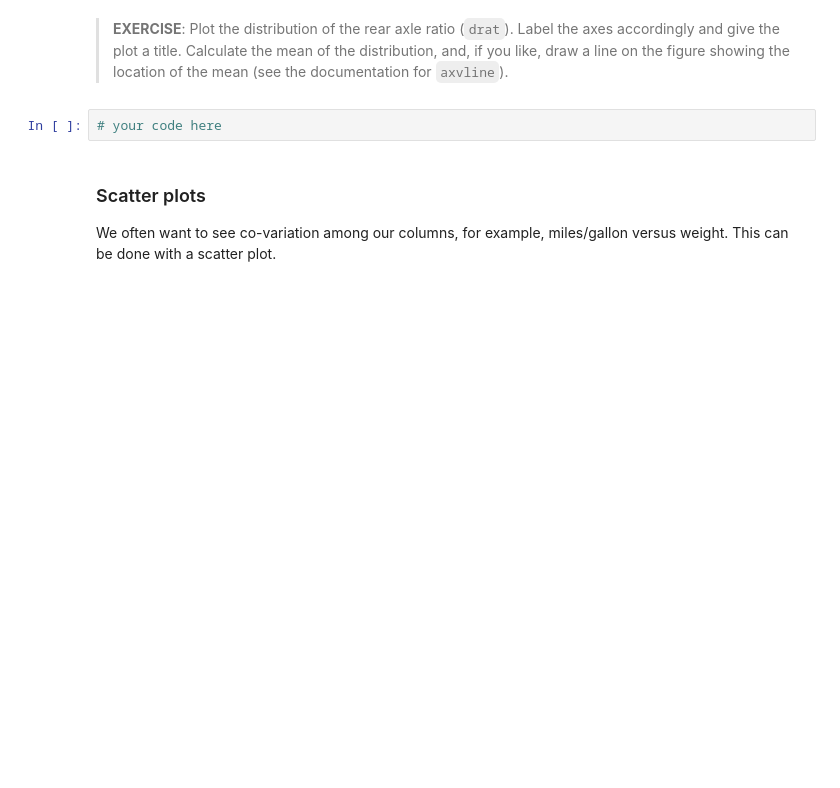
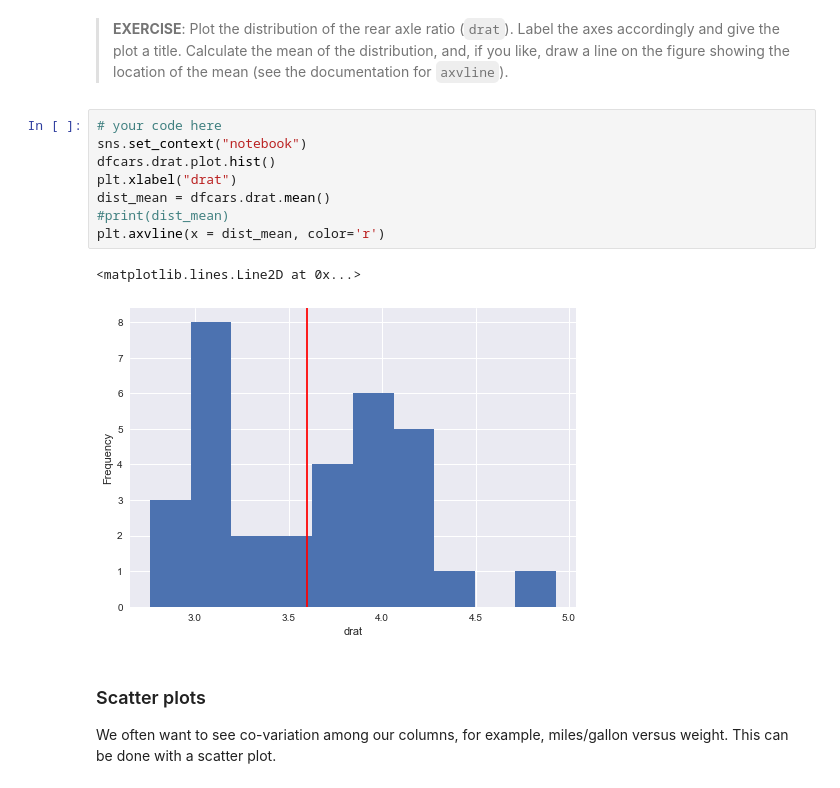
Before and after one commit to mraje16/a-2017, a Jupyter notebook: Labs/Lab1_numstack/Lab1-numstack.ipynb, the cells around one changed output. Saved outputs shown, nothing was run; the diff lists cells and outputs as text; blank space fills up the shorter version.

```diff
--- a/Labs/Lab1_numstack/Lab1-numstack.ipynb
+++ b/Labs/Lab1_numstack/Lab1-numstack.ipynb
@@ -701,8 +1012,17 @@ plt.title("Miles per Gallon");
 Check out the documentation for even more options!
 # %% [markdown]
 >**EXERCISE**: Plot the distribution of the rear axle ratio (`drat`).  Label the axes accordingly and give the plot a title.    Calculate the mean of the distribution, and, if you like, draw a line on the figure showing the location of the mean (see the documentation for `axvline`).
-# %%
-# your code here
+# %%
+# your code here
+sns.set_context("notebook")
+dfcars.drat.plot.hist()
+plt.xlabel("drat")
+dist_mean = dfcars.drat.mean()
+#print(dist_mean)
+plt.axvline(x = dist_mean, color='r')
+# %% [output]
+<matplotlib.lines.Line2D at 0x...>
+[figure, added]
 # %% [markdown]
 ### Scatter plots
 We often want to see co-variation among our columns, for example, miles/gallon versus weight.  This can be done with a scatter plot.
```
Also changed, not shown: parts of 59 cells of this notebook, 3 other files.
